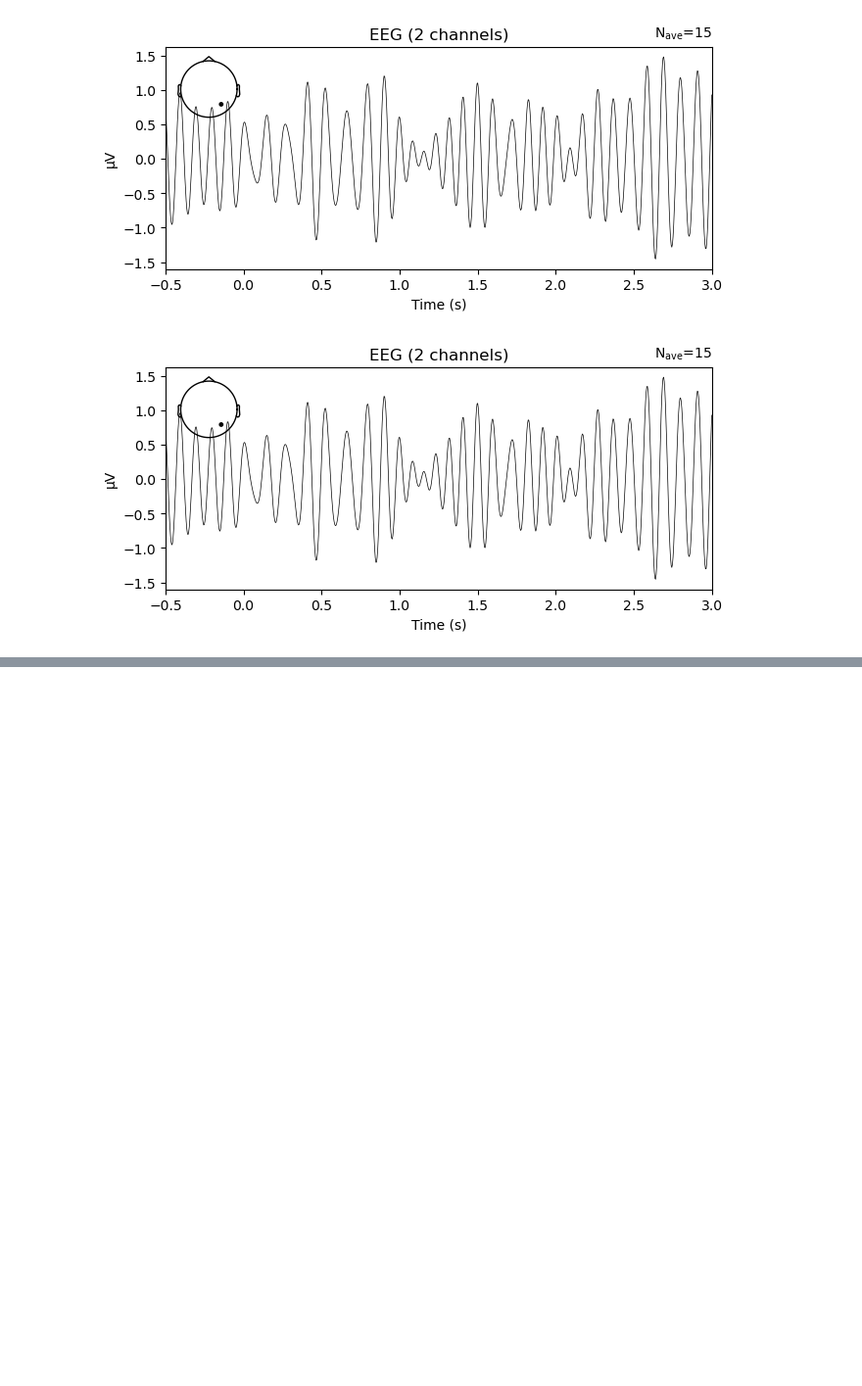
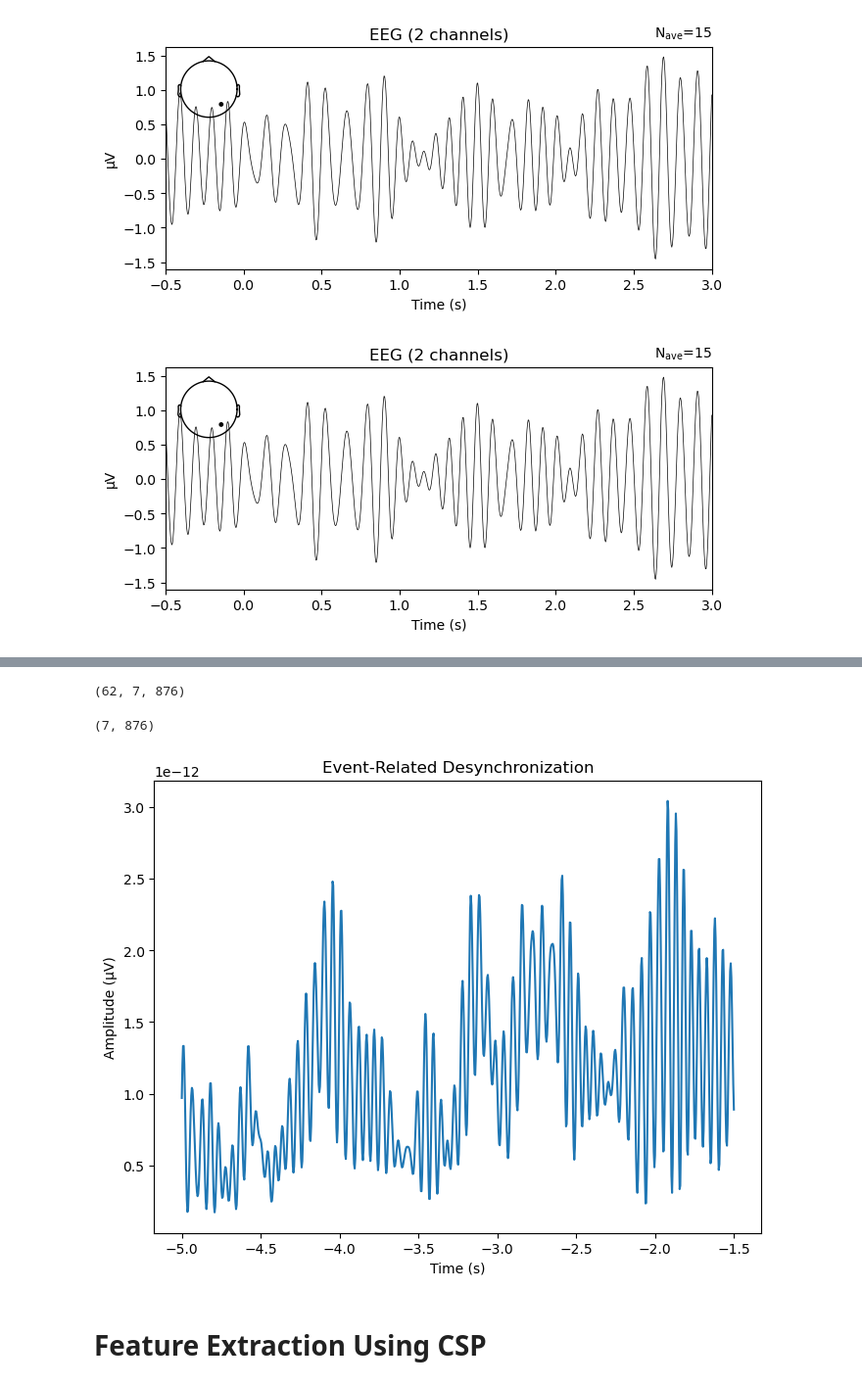
Before and after one commit to WasupolHengsritawat/Two-dimensional-Movement-Control-BCI, a Jupyter notebook: offline_experiment.ipynb, the cells around one changed output, grey strips where cells are left out. Shown at 98% size. Drawn from its saved outputs; the diff is of its cells as text; code cells hidden in the pictures; blank space fills up the shorter version.

```diff
--- a/offline_experiment.ipynb
+++ b/offline_experiment.ipynb
@@ -289,0 +261,25 @@ from sklearn.svm import SVC
+# %%
+# Create a function for plotting epoch data
+def plot_ERD(data, sf=250.0):
+
+    # Square data
+    data = np.square(data)
+    print(data.shape)
+
+    # Calculate the average across epochs for each channel
+    averaged_data = np.mean(data, axis=0)
+
+    # Create time vector based on the sampling rate and number of time points
+    time_points = averaged_data.shape[0]
+    time = np.arange(0, time_points) / sf - 5.0
+
+    # Set up the plot
+    plt.figure(figsize=(8, 6))
+
+    # Plot
+    plt.plot(time, averaged_data)
+
+    plt.xlabel('Time (s)')
+    plt.ylabel('Amplitude (µV)')
+    plt.title('Event-Related Desynchronization')
+    plt.show()
@@ -289,0 +313,26 @@ from sklearn.svm import SVC
+# %%
+df.shape
+# %% [output]
+(62, 7, 876)
+# %%
+# Select events
+data = epochs.get_data()
+
+x = data.shape[0]
+
+epochs_L_l = data[ : int(x*.25), 0, :]
+epochs_L_r = data[ : int(x*.25), 2, :]
+
+epochs_R_l = data[int(x*.25) : int(x*.5), 0, :]
+epochs_R_r = data[int(x*.25) : int(x*.5), 2, :]
+
+epochs_R = data[int(x*.25) : int(x*.5), :, :]
+epochs_F = data[int(x*.5) : int(x*.75), :, :]
+epochs_T = data[int(x*.75) : x, :, :]
+
+plot_ERD(epochs_L_r, sf = 250.0)
+# %% [output]
+(7, 876)
+[figure, added]
+# %% [markdown]
+# Feature Extraction Using CSP
```
Also changed, not shown: parts of 10 cells of this notebook, 1 other file.
